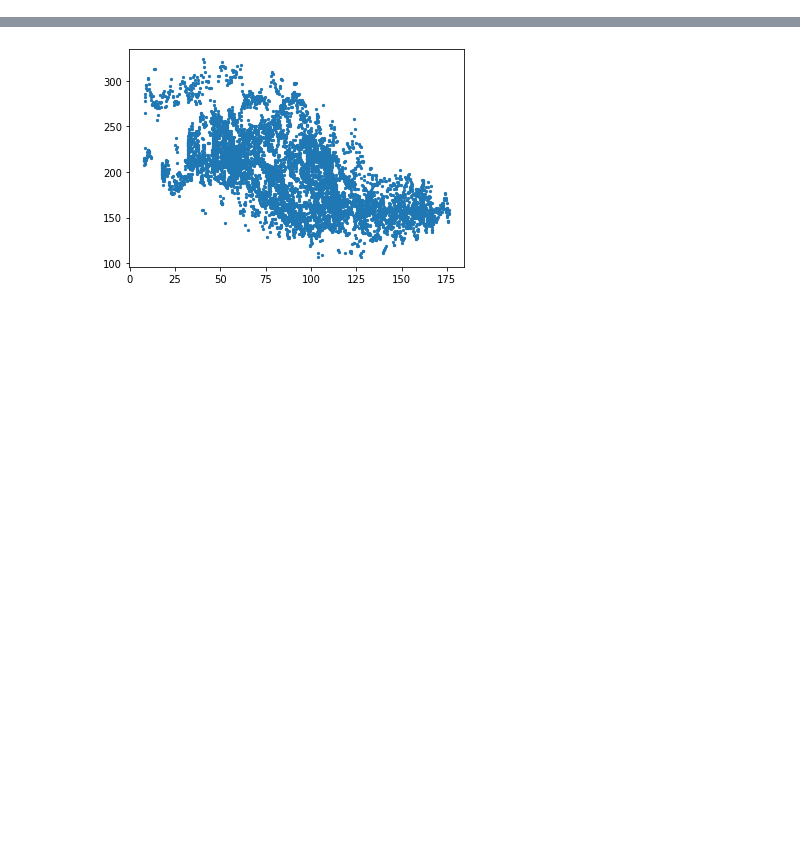
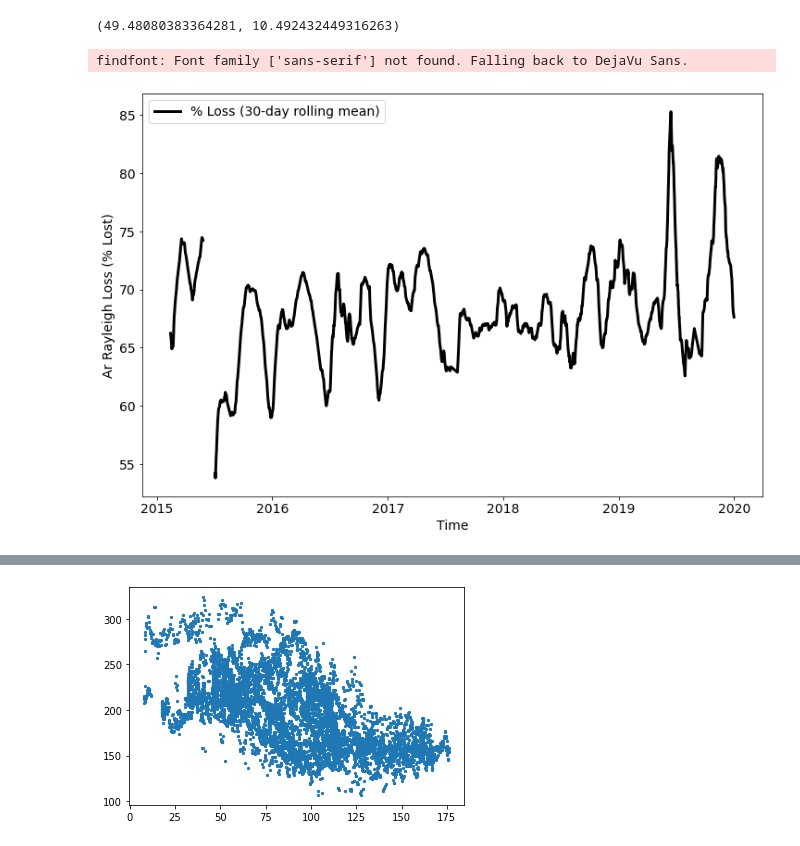
Before and after one commit to marek-slipski/NGIMS-hp, a Jupyter notebook: notebooks/Exobase_temp.ipynb, the cells around one changed output, grey strips where cells are left out. Saved outputs shown, nothing was run; the diff lists cells and outputs as text; code cells hidden in the pictures; blank space fills up the shorter version.

```diff
--- a/notebooks/Exobase_temp.ipynb
+++ b/notebooks/Exobase_temp.ipynb
@@ -32,0 +101,29 @@ data = pd.merge(data, exo, on="orbit")
+# %%
+(data["exo_alt"] - data["hp_alt"]).median(), data["H_Ar"].median()
+# %% [output]
+(49.48080383364281, 10.492432449316263)
+# %%
+check_p_roll = check_p.sort_values("t_utc").set_index("t_utc").rolling(window="30D", min_periods=10).mean()
+# %%
+plt.figure(figsize=(12, 8))
+#plt.plot(check_p["t_utc"], check_p["Perc_loss"])
+plt.plot(check_p_roll.index, check_p_roll["Perc_loss"], label="% Loss (30-day rolling mean)", color="k", lw=3)
+
+plt.xlabel("Time")
+plt.ylabel("Ar Rayleigh Loss (% Lost)")
+plt.legend(loc=2)
+
+#plt.twinx()
+#plt.plot(check_p_roll.index, check_p_roll["sza"], label="SZA", c="lightblue", ls="--")
+
+#plt.plot(check_p["t_utc"], check_p["Ls"], label="Ls", c="r", ls="--")
+
+#plt.ylabel("SZA")
+#plt.legend()
+
+#plt.savefig("../../Desktop/Loss_time.png", dpi=300)
+
+plt.show()
+# %% [output]
+findfont: Font family ['sans-serif'] not found. Falling back to DejaVu Sans.
+[figure, added]
```
Also changed, not shown: parts of 23 cells of this notebook.
